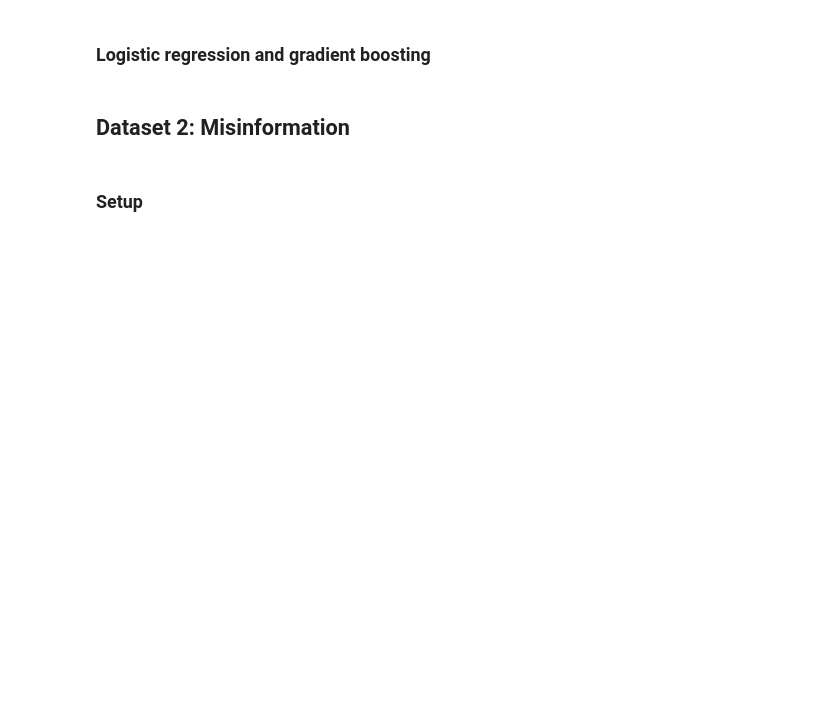
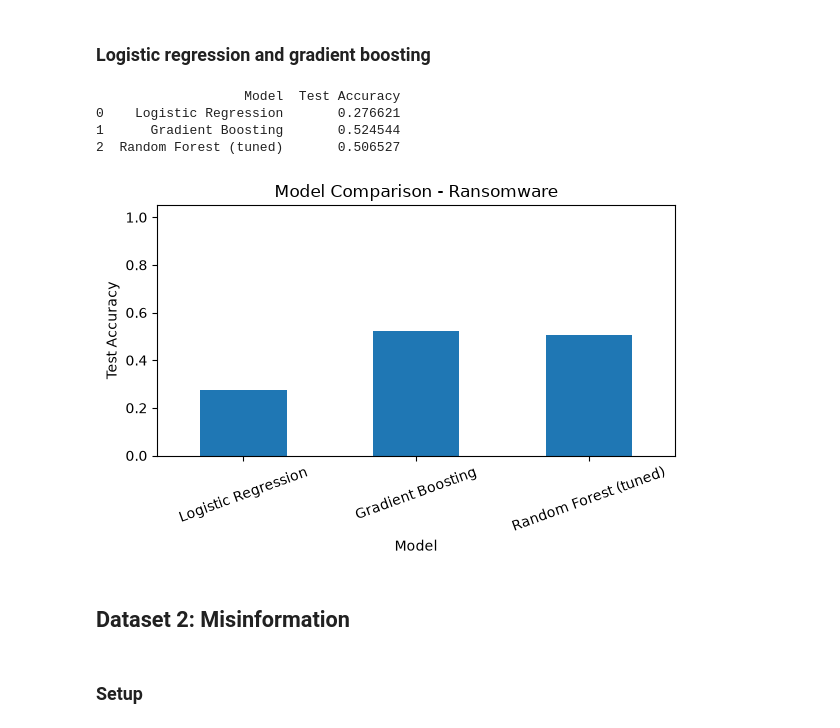
Before and after one commit to stefanie-the-engineer/bu-dx699-homework-11-smkenyon, a Jupyter notebook: OMDS-ModB2-Week11-Kenyon-Stefanie.ipynb, the cells around one changed output. Drawn from its saved outputs; the diff is of its cells as text; code cells hidden in the pictures; blank space fills up the shorter version.

```diff
--- a/OMDS-ModB2-Week11-Kenyon-Stefanie.ipynb
+++ b/OMDS-ModB2-Week11-Kenyon-Stefanie.ipynb
@@ -230,5 +417,43 @@ print("Saved combined_clean.csv")
 # %% [markdown]
 ### Logistic regression and gradient boosting
+# %%
+# Logistic regression and gradient boosting
+
+# Compare the tuned random forest (a bagging ensemble) against:
+#   - Logistic Regression: a simple linear baseline (features are scaled first, since
+#     logistic regression is sensitive to feature scale, unlike tree-based models)
+#   - Histogram Gradient Boosting: a boosting ensemble, which builds trees sequentially
+#     to correct previous errors rather than averaging independent trees like RF
+log_reg_ransomware = Pipeline([
+    ('scaler', StandardScaler()),
+    ('clf', LogisticRegression(max_iter=1000, random_state=42))
+])
+log_reg_ransomware.fit(X_train, y_train)
+log_reg_acc = log_reg_ransomware.score(X_test, y_test)
+
+gb_ransomware = HistGradientBoostingClassifier(random_state=42)
+gb_ransomware.fit(X_train, y_train)
+gb_acc = gb_ransomware.score(X_test, y_test)
+
+comparison_ransomware = pd.DataFrame({
+    'Model': ['Logistic Regression', 'Gradient Boosting', 'Random Forest (tuned)'],
+    'Test Accuracy': [log_reg_acc, gb_acc, tuned_test_acc]
+})
+print(comparison_ransomware)
+
+comparison_ransomware.plot(x='Model', y='Test Accuracy', kind='bar', legend=False, figsize=(6, 4))
+plt.ylabel("Test Accuracy")
+plt.title("Model Comparison - Ransomware")
+plt.ylim(0, 1.05)
+plt.xticks(rotation=20)
+plt.tight_layout()
+plt.show()
+# %% [output]
+                   Model  Test Accuracy
+0    Logistic Regression       0.276621
+1      Gradient Boosting       0.524544
+2  Random Forest (tuned)       0.506527
+[figure, added]
 # %% [markdown]
 ## Dataset 2: Misinformation
 # %% [markdown]
```
Also changed, not shown: parts of 37 cells of this notebook, 2 other files.
